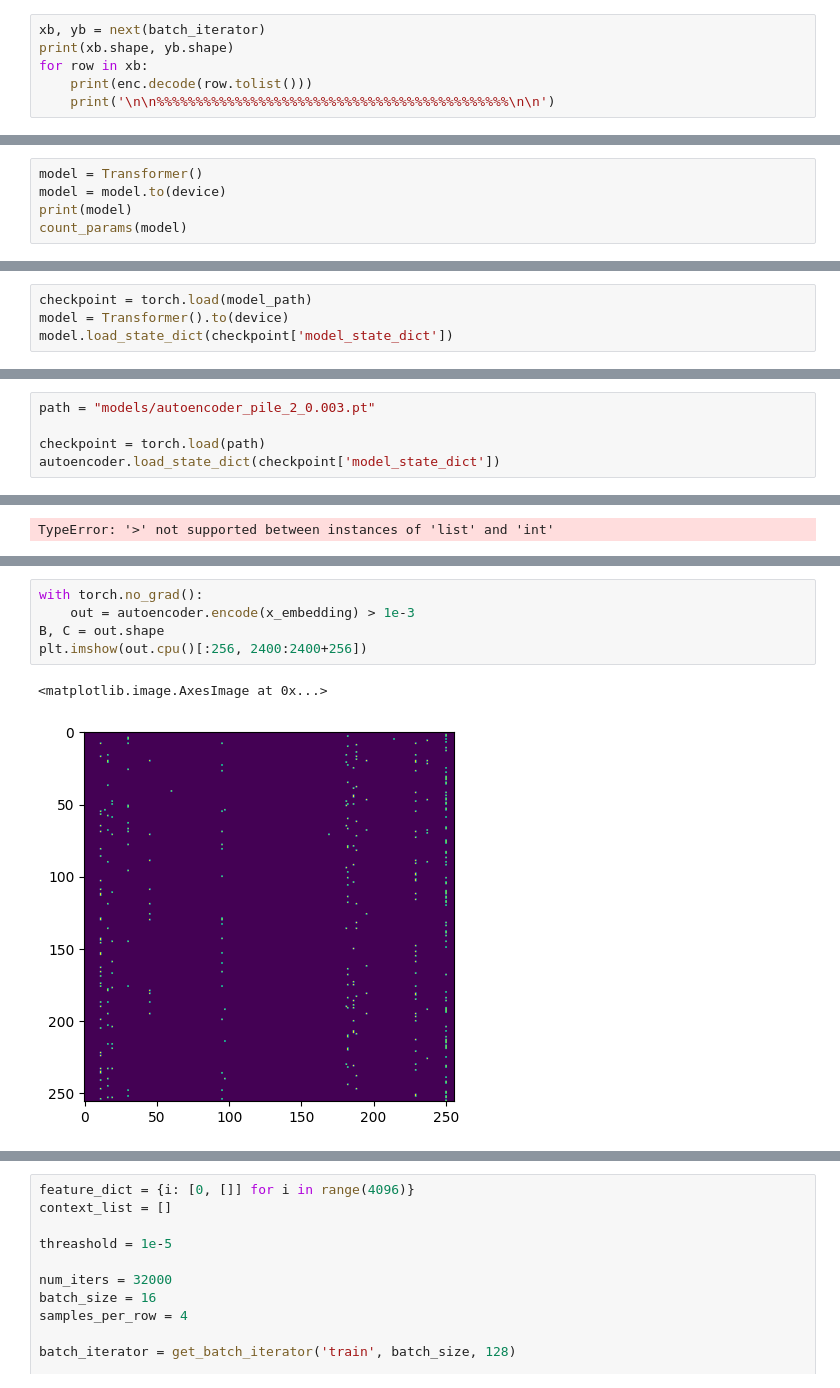
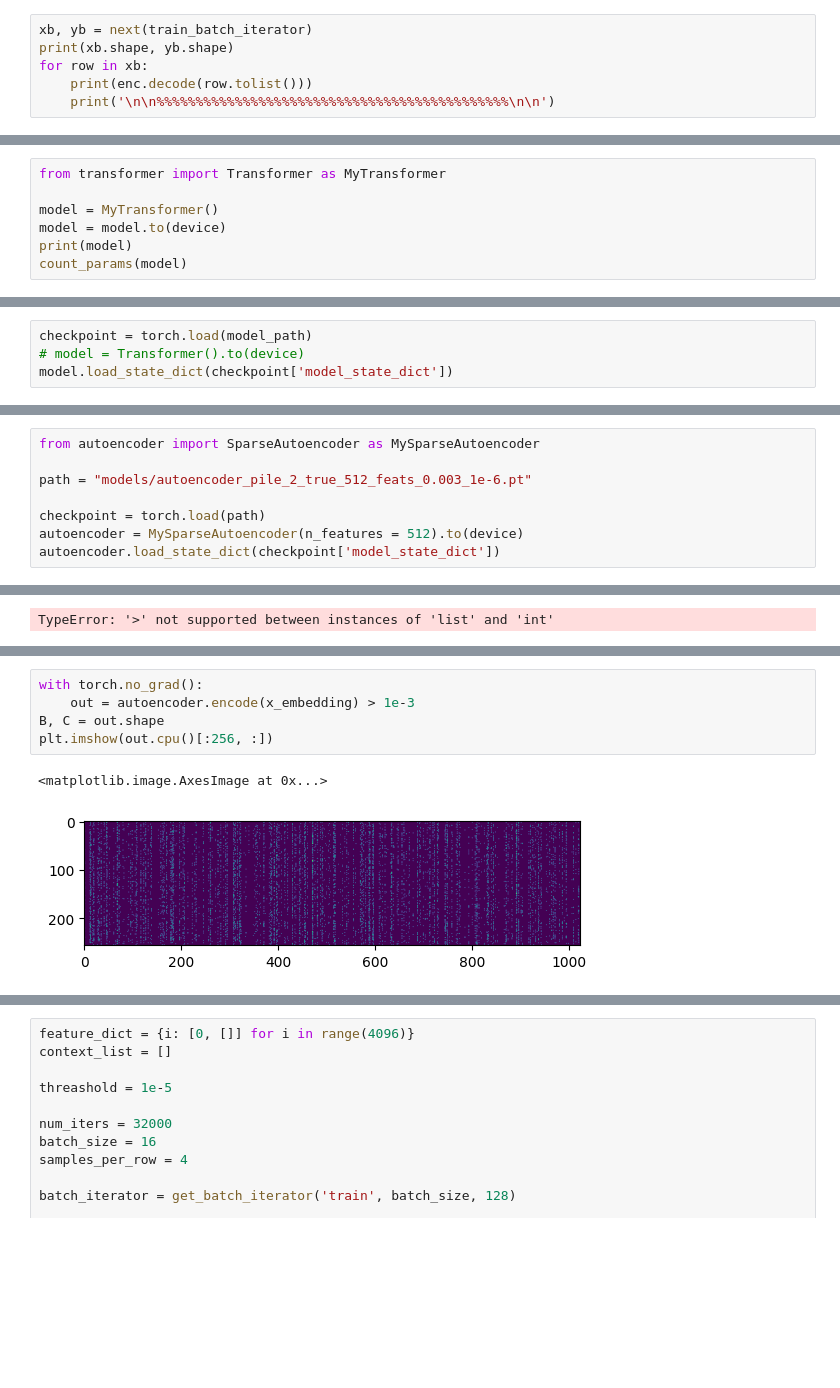
Before and after one commit to jnward/monosemanticity-repro, a Jupyter notebook: transformer_pile.ipynb, the cells around one changed output, grey strips where cells are left out. Drawn from its saved outputs; the diff is of its cells as text; blank space fills up the shorter version.

Commit message:
code cleanup & training script

```diff
--- a/transformer_pile.ipynb
+++ b/transformer_pile.ipynb
@@ -114,5 +25,5 @@ batch_iterator = get_batch_iterator('dev')
 # %%
-xb, yb = next(batch_iterator)
+xb, yb = next(train_batch_iterator)
 print(xb.shape, yb.shape)
 for row in xb:
     print(enc.decode(row.tolist()))
@@ -295,7 +50,9 @@ class Transformer(nn.Module):
 def count_params(m):
     print(sum(p.numel() for p in m.parameters()))
 # %%
-model = Transformer()
+from transformer import Transformer as MyTransformer
+
+model = MyTransformer()
 model = model.to(device)
 print(model)
 count_params(model)
@@ -414,7 +171,7 @@ if not os.path.exists(model_path):
                 }, model_path)
 # %%
 checkpoint = torch.load(model_path)
-model = Transformer().to(device)
+# model = Transformer().to(device)
 model.load_state_dict(checkpoint['model_state_dict'])
 # %% [output]
 <All keys matched successfully>
@@ -625,6 +356,9 @@ print(lambda_reg)
 # %%
-path = "models/autoencoder_pile_2_0.003.pt"
+from autoencoder import SparseAutoencoder as MySparseAutoencoder
+
+path = "models/autoencoder_pile_2_true_512_feats_0.003_1e-6.pt"
 
 checkpoint = torch.load(path)
+autoencoder = MySparseAutoencoder(n_features = 512).to(device)
 autoencoder.load_state_dict(checkpoint['model_state_dict'])
 # %% [output]
@@ -698,8 +439,8 @@ Std:    8.61
 # %%
 with torch.no_grad():
     out = autoencoder.encode(x_embedding) > 1e-3
 B, C = out.shape
-plt.imshow(out.cpu()[:256, 2400:2400+256])
+plt.imshow(out.cpu()[:256, :])
 # %% [output]
 <matplotlib.image.AxesImage at 0x...>
-[figure, old version]
+[figure, new version]
```
Also changed, not shown: parts of 33 cells of this notebook, 7 other files.
